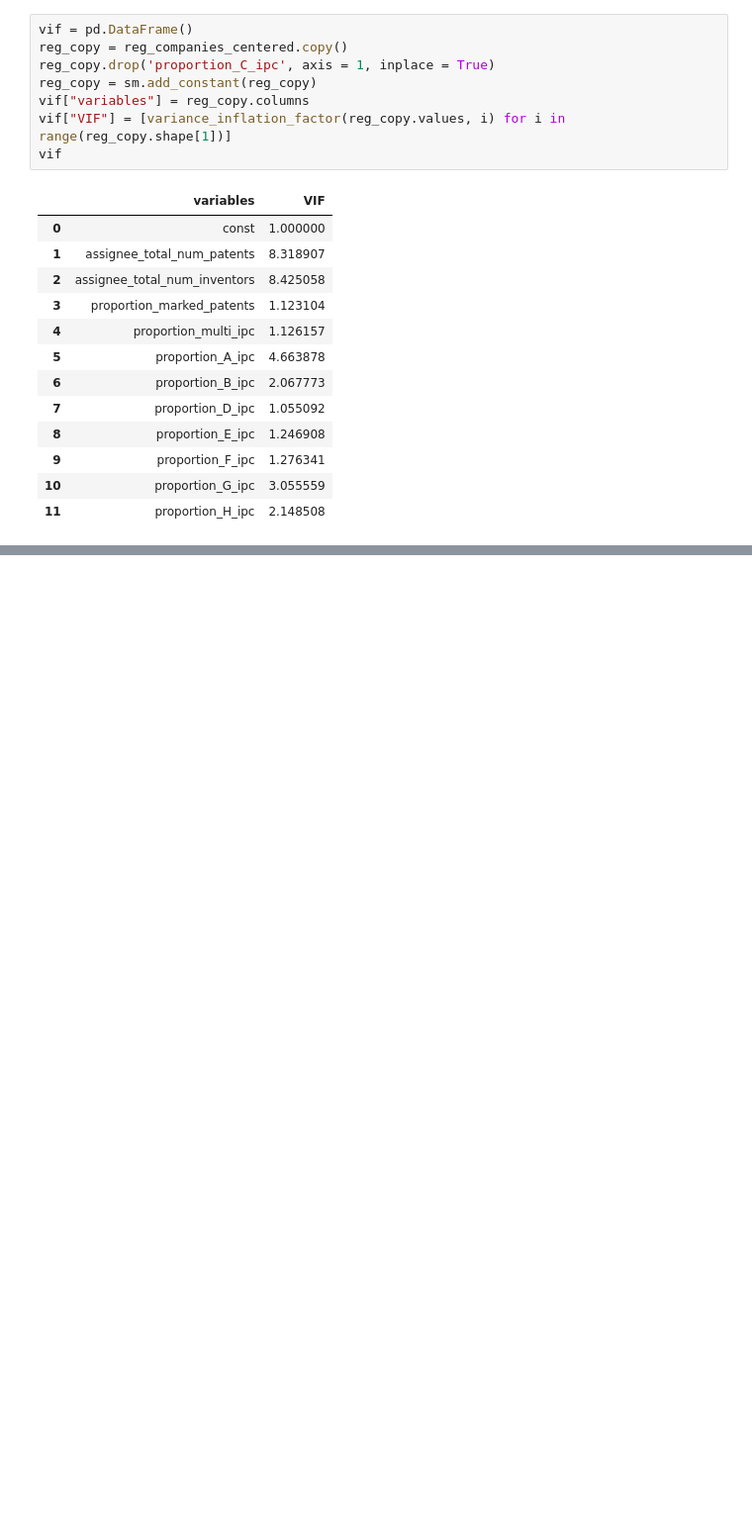
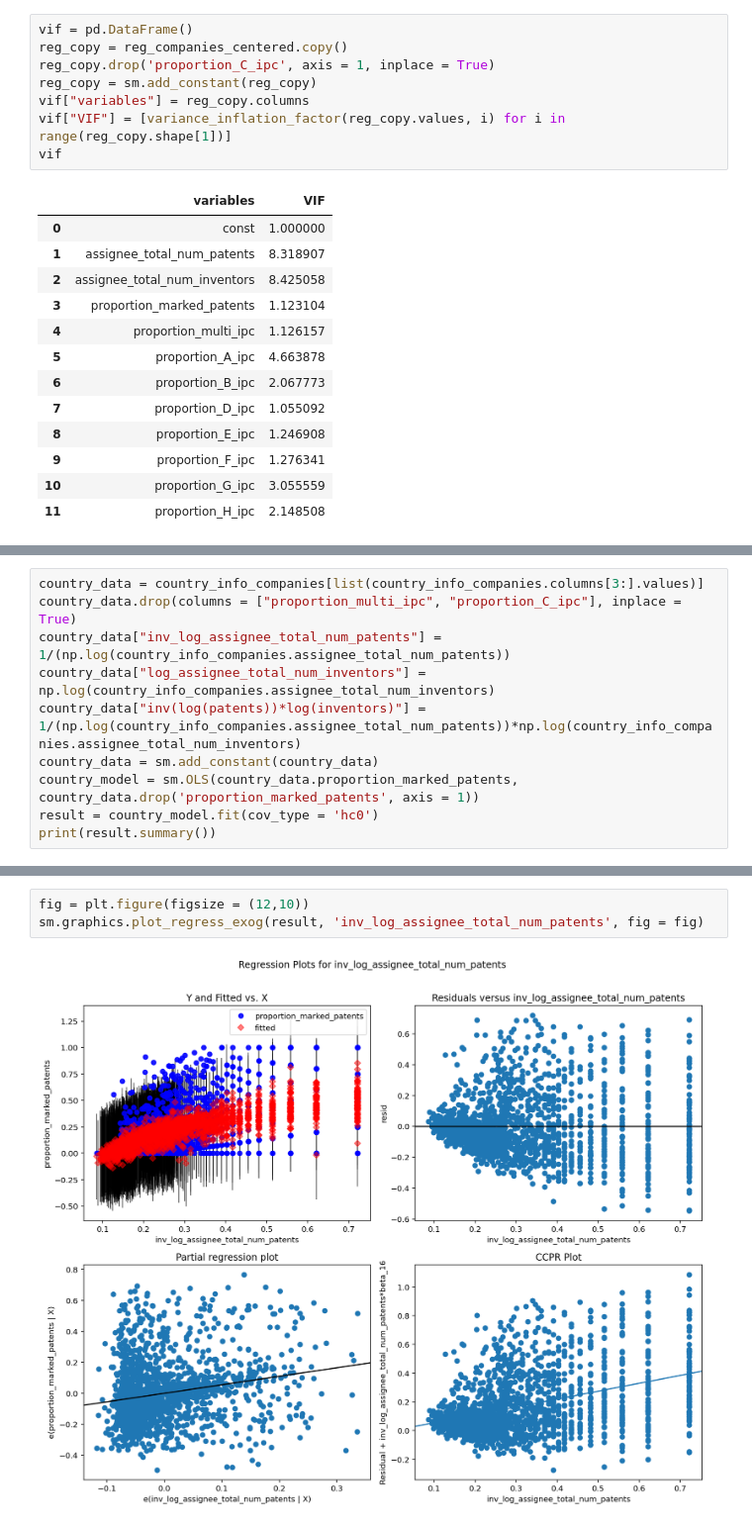
Before and after one commit to gregbellan/MODS208, a Jupyter notebook: regression_companies.ipynb, the cells around one changed output, grey strips where cells are left out. Shown at 99% size. Drawn from its saved outputs; the diff is of its cells as text; blank space fills up the shorter version.

```diff
--- a/regression_companies.ipynb
+++ b/regression_companies.ipynb
@@ -852,0 +918,10 @@ strong multicollinearity or other numerical problems.
+# %%
+country_data = country_info_companies[list(country_info_companies.columns[3:].values)]
+country_data.drop(columns = ["proportion_multi_ipc", "proportion_C_ipc"], inplace = True)
+country_data["inv_log_assignee_total_num_patents"] = 1/(np.log(country_info_companies.assignee_total_num_patents))
+country_data["log_assignee_total_num_inventors"] = np.log(country_info_companies.assignee_total_num_inventors)
+country_data["inv(log(patents))*log(inventors)"] = 1/(np.log(country_info_companies.assignee_total_num_patents))*np.log(country_info_companies.assignee_total_num_inventors)
+country_data = sm.add_constant(country_data)
+country_model = sm.OLS(country_data.proportion_marked_patents, country_data.drop('proportion_marked_patents', axis = 1))
+result = country_model.fit(cov_type = 'hc0')
+print(result.summary())
@@ -852,0 +989,5 @@ strong multicollinearity or other numerical problems.
+# %%
+fig = plt.figure(figsize = (12,10))
+sm.graphics.plot_regress_exog(result, 'inv_log_assignee_total_num_patents', fig = fig)
+# %% [output]
+[figure, added]
```
Also changed, not shown: parts of 46 cells of this notebook.
